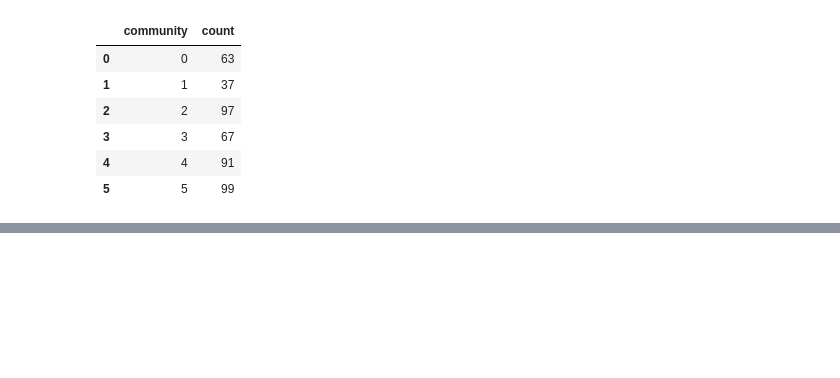
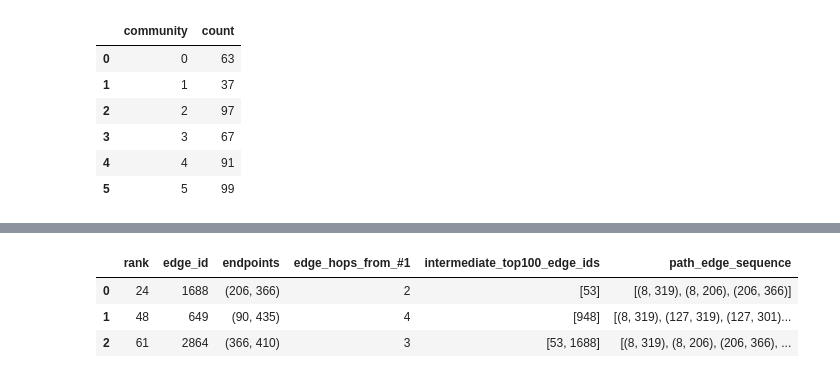
Before and after one commit to Antel0pe/SpaceOfMNIST-Digits, a Jupyter notebook: MaximalStretchNodes.ipynb, the cells around one changed output, grey strips where cells are left out. Cells and saved outputs as stored; diff of their text form; code cells hidden in the pictures; blank space fills up the shorter version.

```diff
--- a/MaximalStretchNodes.ipynb
+++ b/MaximalStretchNodes.ipynb
@@ -1925,0 +1995,10 @@ Count of nodes per community (sorted by community index):
+# %%
+# prompt: filter df rows where one of endpoints is either 366 or 435
+
+df_filtered = df[df['endpoints'].apply(lambda x: 366 in x or 435 in x)].reset_index(drop=True)
+df_filtered
+# %% [output]
+|  | rank | edge_id | endpoints | edge_hops_from_#1 | intermediate_top100_edge_ids | path_edge_sequence |
+| 0 | 24 | 1688 | (206, 366) | 2 | [53] | [(8, 319), (8, 206), (206, 366)] |
+| 1 | 48 | 649 | (90, 435) | 4 | [948] | [(8, 319), (127, 319), (127, 301)... |
+| 2 | 61 | 2864 | (366, 410) | 3 | [53, 1688] | [(8, 319), (8, 206), (206, 366), ... |
```
Also changed, not shown: parts of 2 cells of this notebook.
